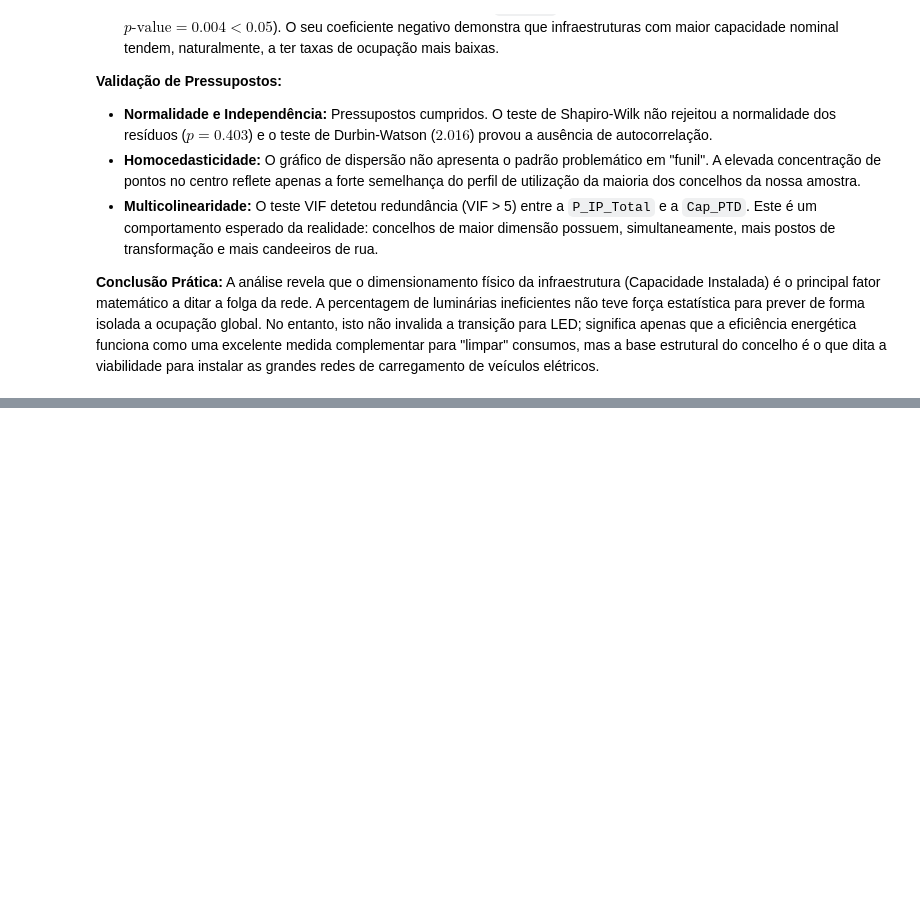
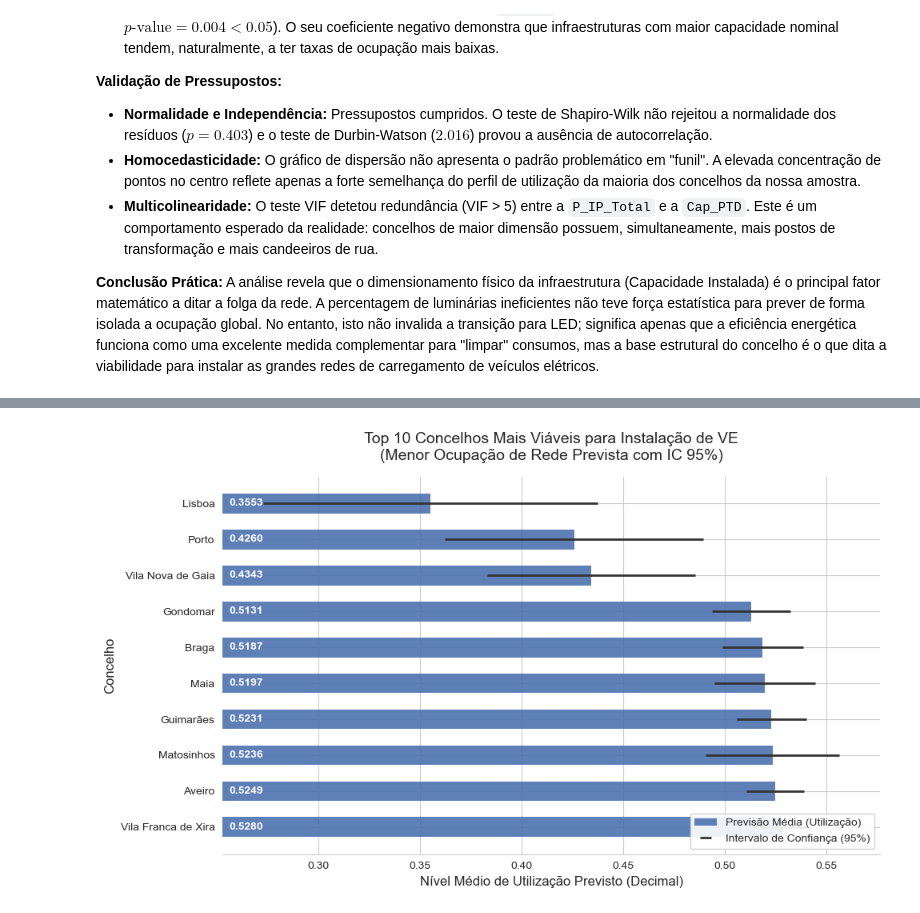
Before and after one commit to regina1230726/ANADI_TPA_3DI_1230726_1231003_1230620, a Jupyter notebook: codigo.ipynb, the cells around one changed output, grey strips where cells are left out. Drawn from its saved outputs; the diff is of its cells as text; code cells hidden in the pictures; blank space fills up the shorter version.

```diff
--- a/codigo.ipynb
+++ b/codigo.ipynb
@@ -1053,0 +1176,86 @@ A análise revela que o dimensionamento físico da infraestrutura (Capacidade In
+# %%
+df_previsao = df_final[df_final["Distrito"].isin(["Aveiro", "Porto", "Lisboa", "Braga"])].copy()
+df_previsao = df_previsao[[
+    "CodDistritoConcelho",
+    "P_IP_Total",
+    "Cap_PTD",
+    "Rate_Ineficiencia",
+    "Util_Media"
+]].dropna()
+
+X_all = df_previsao[["P_IP_Total", "Cap_PTD", "Rate_Ineficiencia"]]
+X_all = sm.add_constant(X_all)
+pred = modelo.get_prediction(X_all)
+pred_summary = pred.summary_frame(alpha=0.05)
+
+# adicionar resultados
+df_previsao["Pred"] = pred_summary["mean"]
+df_previsao["IC_inf"] = pred_summary["mean_ci_lower"]
+df_previsao["IC_sup"] = pred_summary["mean_ci_upper"]
+
+concelhos_viaveis = df_previsao.sort_values("Pred")
+
+print("\n--- 4.5.7 ---")
+print(concelhos_viaveis[[
+    "CodDistritoConcelho",
+    "Pred",
+    "IC_inf",
+    "IC_sup"
+]].head(10))  # top 10 mais viáveis
+
+# gráfico
+top10 = concelhos_viaveis.head(10).copy()
+top10 = top10.sort_values("Pred", ascending=False)
+
+mapa_concelhos = dict(zip(ip['CodDistritoConcelho'], ip['Concelho']))
+top10["NomeConcelho"] = top10["CodDistritoConcelho"].map(mapa_concelhos)
+
+erro_inf = top10["Pred"] - top10["IC_inf"]
+erro_sup = top10["IC_sup"] - top10["Pred"]
+
+sns.set_style("whitegrid")
+plt.figure(figsize=(10, 6))
+
+limite_esq = top10["IC_inf"].min() - 0.02
+limite_dir = top10["IC_sup"].max() + 0.02
+plt.xlim(limite_esq, limite_dir)
+
+barras = plt.barh(
+    top10["NomeConcelho"],
+    top10["Pred"],
+    color='#4C72B0',
+    edgecolor='none',
+    alpha=0.9,
+    height=0.55,
+    label='Previsão Média (Utilização)'
+)
+
+plt.errorbar(
+    top10["Pred"],
+    top10["NomeConcelho"],
+    xerr=[erro_inf, erro_sup],
+    fmt='none',
+    ecolor='#333333',
+    elinewidth=2,
+    capsize=0,
+    zorder=3,
+    label='Intervalo de Confiança (95%)'
+)
+
+for i, barra in enumerate(barras):
+    largura = barra.get_width()
+    plt.text(limite_esq + 0.003, barra.get_y() + barra.get_height()/2,
+             f'{largura:.4f}',
+             va='center', color='white', fontweight='bold', fontsize=10)
+
+plt.title("Top 10 Concelhos Mais Viáveis para Instalação de VE\n(Menor Ocupação de Rede Prevista com IC 95%)", fontsize=14, pad=15)
+plt.xlabel("Nível Médio de Utilização Previsto (Decimal)", fontsize=12)
+plt.ylabel("Concelho", fontsize=12)
+
+plt.legend(loc='lower right', frameon=True, facecolor='white', framealpha=0.9)
+
+sns.despine(left=True, bottom=False)
+
+plt.tight_layout()
+plt.show()
+# %% [output]
@@ -1053,0 +1274 @@ A análise revela que o dimensionamento físico da infraestrutura (Capacidade In
+[figure, added]
```
Also changed, not shown: parts of 32 cells of this notebook, 1 other file.
